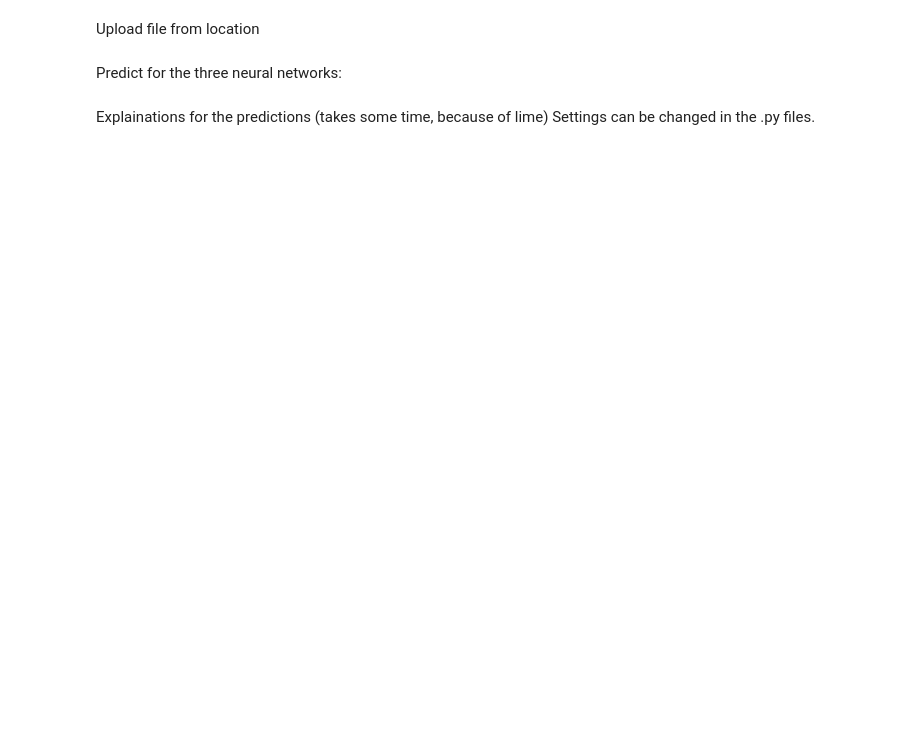
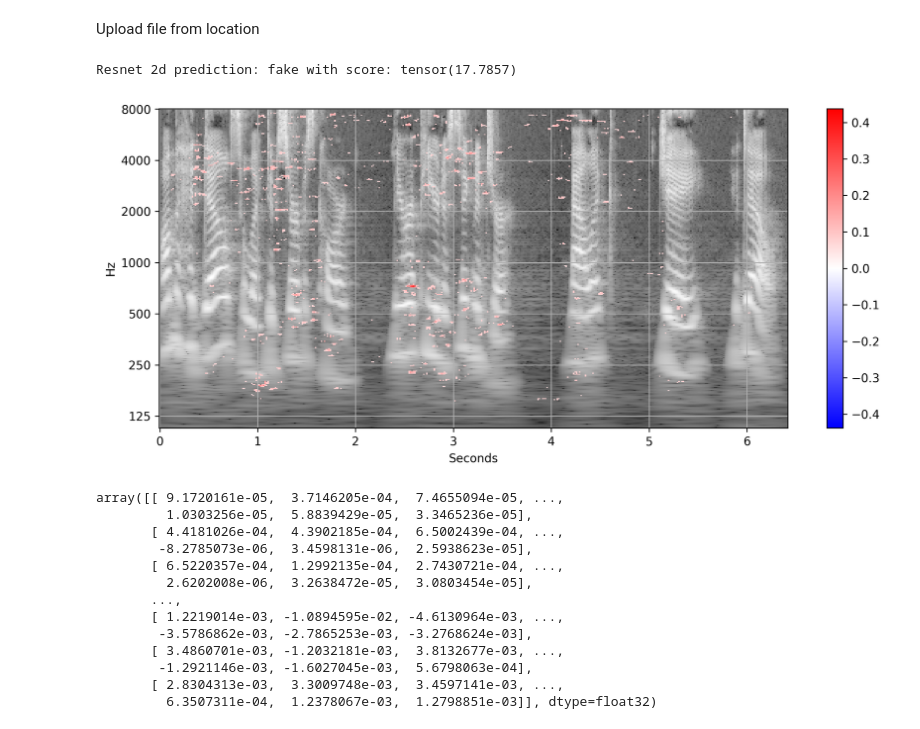
Before and after one commit to jeroenbergers/audio_predict-explain, a Jupyter notebook: Dashboard.ipynb, the cells around one changed output. Cells and saved outputs as stored; diff of their text form; code cells hidden in the pictures; blank space fills up the shorter version.

Commit message:
adding bulk explainer
adding bulk explainer

```diff
--- a/Dashboard.ipynb
+++ b/Dashboard.ipynb
@@ -20,6 +24,6 @@ sample, sr = prepare.tanspose_audio_fragments(sample, sr)
 # %% [markdown]
 Upload file from location
 # %%
-database_path = './location/to/file/'
-sample. sr = sf.read(database_path)
-sample, sr = prepare.tanspose_audio_fragments(sample, sr)
+#sample, sr = prepare.tanspose_audio_fragments(sample, sr)
+database_path = 'C:/Users/User/OneDrive/Forensic science/0. Research project/Dataset_complete/LJ032-0081_gen.flac'
+sample, sr = sf.read(database_path)
@@ -28,2 +29,0 @@ ipd.Audio(sample, rate = sr )
-# %% [markdown]
-Predict for the three neural networks:
@@ -32,3 +29,0 @@ resnet1d_model, resnet2d_model, aasist_model, cqt, device, state1d, state2d, sta
-# %% [markdown]
-Explainations for the predictions (takes some time, because of lime)
-Settings can be changed in the .py files.
@@ -36,0 +30,18 @@ main.explanations(resnet1d_model, resnet2d_model, aasist_model, cqt, device, sam
+# %%
+main.explain_2d_shap(database_path)
+# %% [output]
+Resnet 2d prediction: fake with score: tensor(17.7857)
+[figure, added]
+array([[ 9.1720161e-05,  3.7146205e-04,  7.4655094e-05, ...,
+         1.0303256e-05,  5.8839429e-05,  3.3465236e-05],
+       [ 4.4181026e-04,  4.3902185e-04,  6.5002439e-04, ...,
+        -8.2785073e-06,  3.4598131e-06,  2.5938623e-05],
+       [ 6.5220357e-04,  1.2992135e-04,  2.7430721e-04, ...,
+         2.6202008e-06,  3.2638472e-05,  3.0803454e-05],
+       ...,
+       [ 1.2219014e-03, -1.0894595e-02, -4.6130964e-03, ...,
+        -3.5786862e-03, -2.7865253e-03, -3.2768624e-03],
+       [ 3.4860701e-03, -1.2032181e-03,  3.8132677e-03, ...,
+        -1.2921146e-03, -1.6027045e-03,  5.6798063e-04],
+       [ 2.8304313e-03,  3.3009748e-03,  3.4597141e-03, ...,
+         6.3507311e-04,  1.2378067e-03,  1.2798851e-03]], dtype=float32)
```
Also changed, not shown: parts of 6 cells of this notebook, 41 other files.
